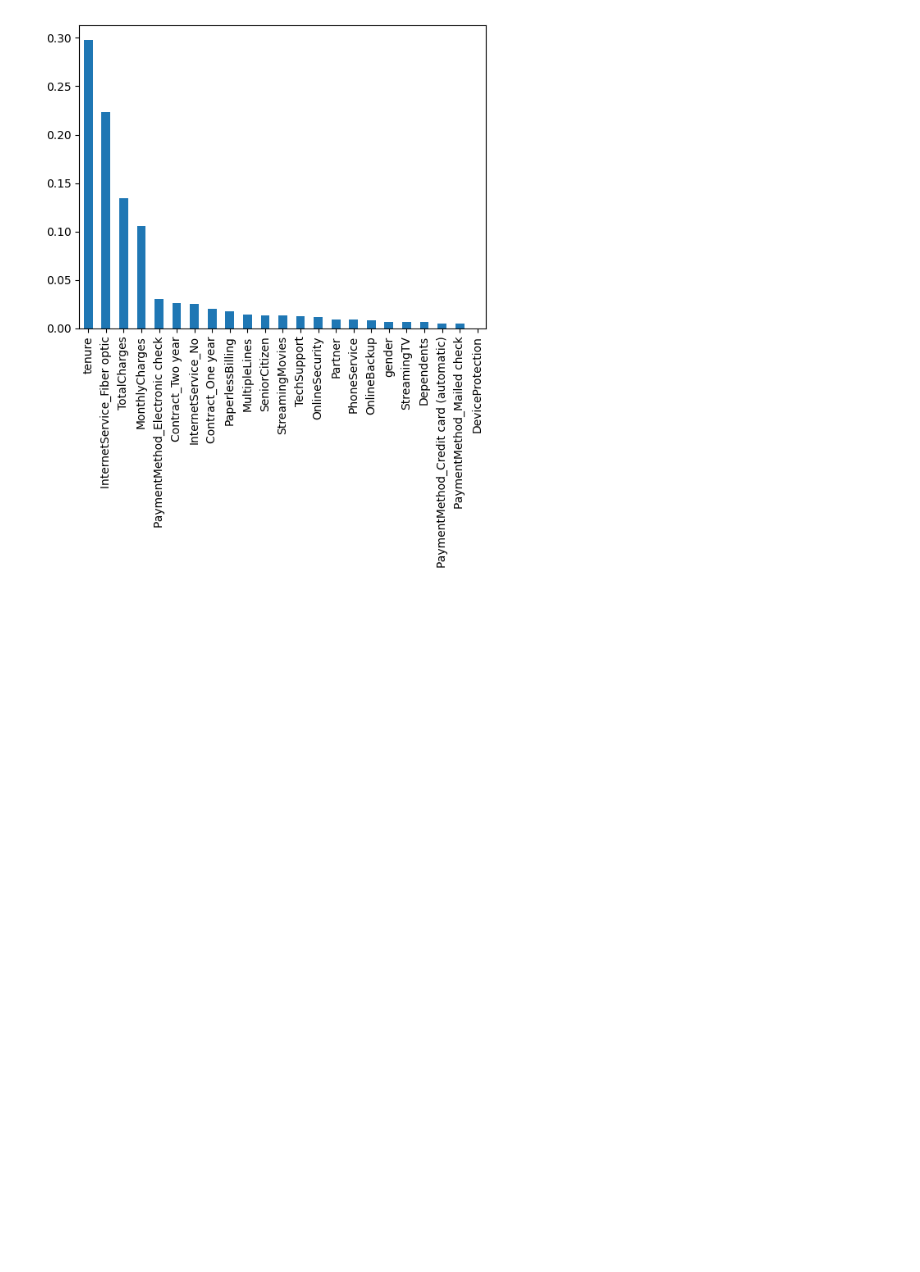
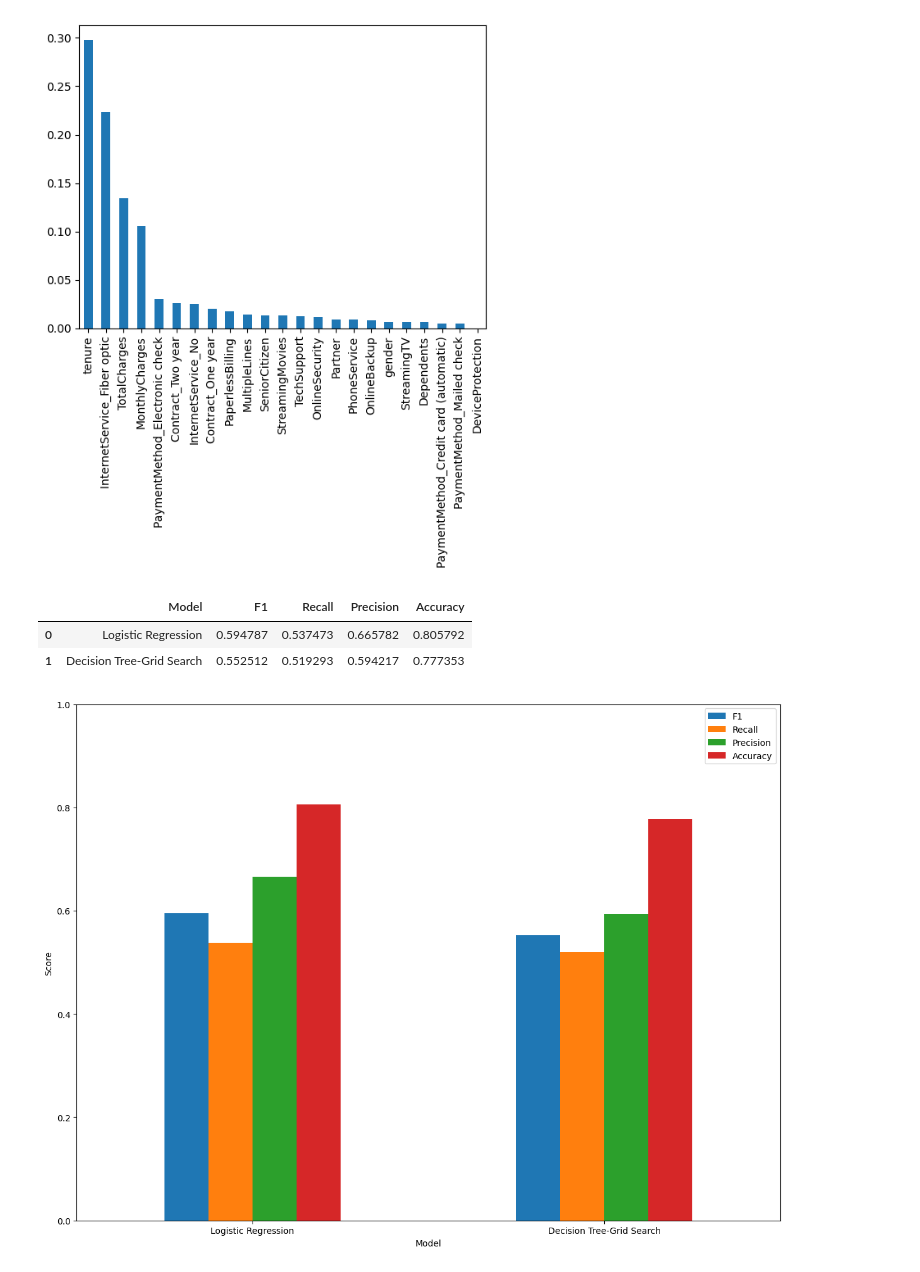
Before and after one commit to hamnaawaseem/Customer-Churn-Prediction, a Jupyter notebook: churn_notebook.ipynb, the cells around one changed output. Drawn from its saved outputs; the diff is of its cells as text; code cells hidden in the pictures; blank space fills up the shorter version.

Commit message:
Completed model comparison: Logistic Regression vs Decision Tree

```diff
--- a/churn_notebook.ipynb
+++ b/churn_notebook.ipynb
@@ -261,8 +261,8 @@ def makeresults(model_name, model_obj):
 
     # creating table
     eval_table = pd.DataFrame({'Model': [model_name], 'F1': [f1],
-                               'Recall': recall, 'Precision': precision,
-                               'Accuracy': accuracy})
+                               'Recall': [recall], 'Precision': [precision],
+                               'Accuracy': [accuracy]})
 
     return eval_table
 
@@ -282,3 +282,27 @@ importance.plot.bar(ax = ax)
 # %% [output]
 <Axes: >
 [figure]
+# %%
+# Comparing both Models (logistic regression & decision tree) - PART 1
+evaluationtableLR = pd.DataFrame([{'Model': 'Logistic Regression','F1': f1score,
+                                   'Recall': recall, 'Precision': precision,
+                                   'Accuracy': accuracy}])
+
+final_eval = pd.concat([evaluationtableLR, evaluationtable], ignore_index= True)
+final_eval
+# %% [output]
+|  | Model | F1 | Recall | Precision | Accuracy |
+| 0 | Logistic Regression | 0.594787 | 0.537473 | 0.665782 | 0.805792 |
+| 1 | Decision Tree-Grid Search | 0.552512 | 0.519293 | 0.594217 | 0.777353 |
+# %%
+# Comparing both Models (logistic regression & decision tree) - PART 1
+# Visualization
+metrics_plot = final_eval.set_index('Model')
+metrics_plot.plot(kind='bar', figsize=(12, 9))
+plt.ylabel('Score')
+plt.ylim(0, 1)
+plt.xticks(rotation=0)
+plt.tight_layout()
+plt.show()
+# %% [output]
+[figure, added]
```
